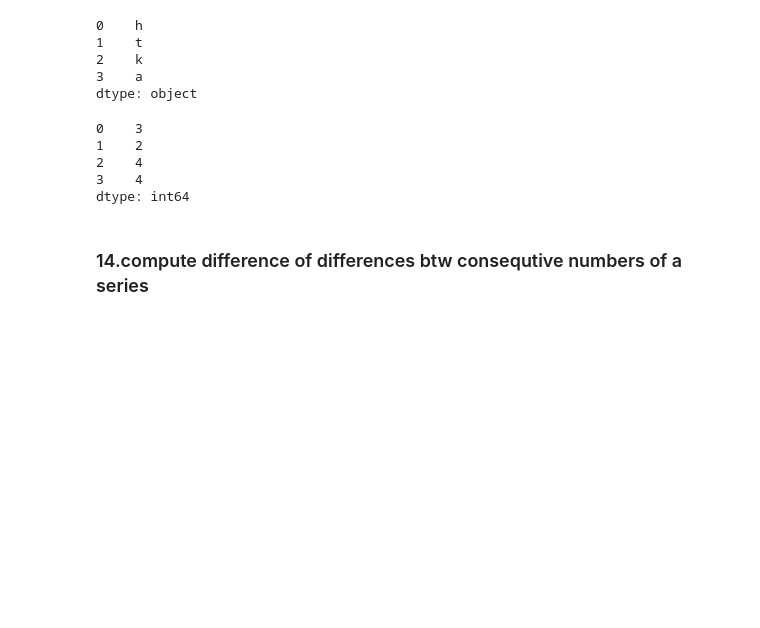
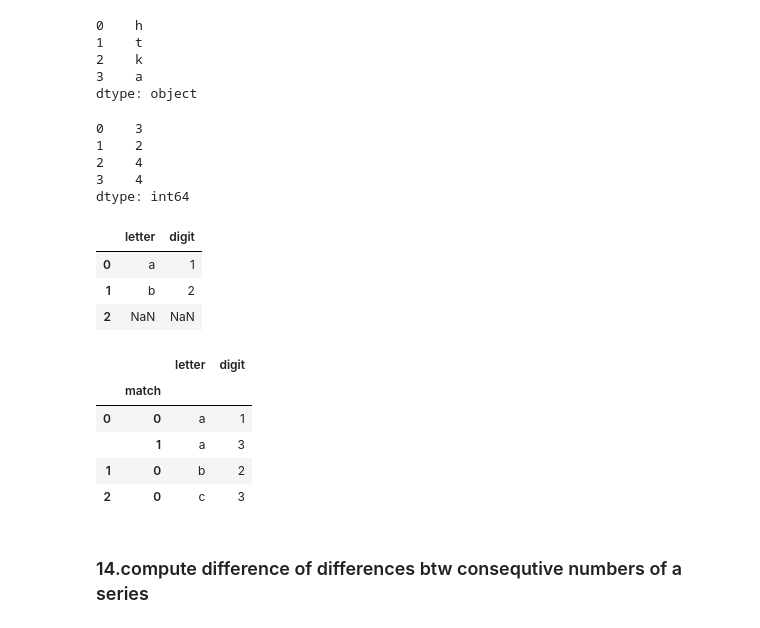
Before and after one commit to edging1218/CodingExercise, a Jupyter notebook: pandas_exercise.ipynb, the cells around one changed output. Saved outputs shown, nothing was run; the diff lists cells and outputs as text; code cells hidden in the pictures; blank space fills up the shorter version.

```diff
--- a/pandas_exercise.ipynb
+++ b/pandas_exercise.ipynb
@@ -515,6 +517,22 @@ ser.str.len()
 2    4
 3    4
 dtype: int64
+# %%
+pd.Series(['a1a3', 'b2', '3']).str.extract('(?P<letter>[ab])(?P<digit>\d)', expand=True)
+# %% [output]
+|  | letter | digit |
+| 0 | a | 1 |
+| 1 | b | 2 |
+| 2 | NaN | NaN |
+# %%
+pd.Series(['a1a3', 'b2', 'c3']).str.extractall('(?P<letter>[a-c])(?P<digit>\d)')
+# %% [output]
+|  |  | letter | digit |
+|  | match |  |  |
+| 0 | 0 | a | 1 |
+|  | 1 | a | 3 |
+| 1 | 0 | b | 2 |
+| 2 | 0 | c | 3 |
 # %% [markdown]
 ### 14.compute difference of differences btw consequtive numbers of a series
 # %%
```
Also changed, not shown: parts of 1 cell of this notebook.
